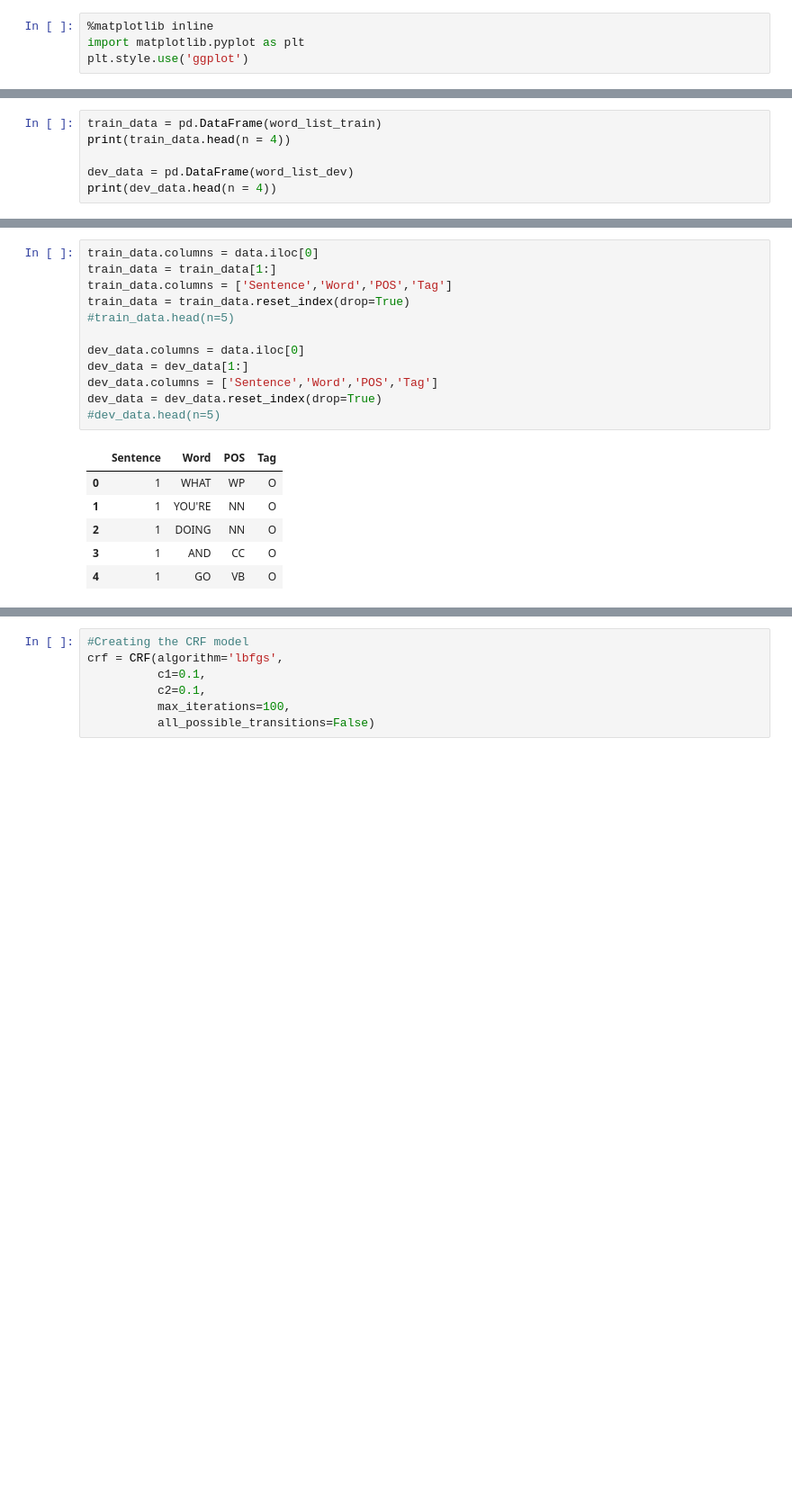
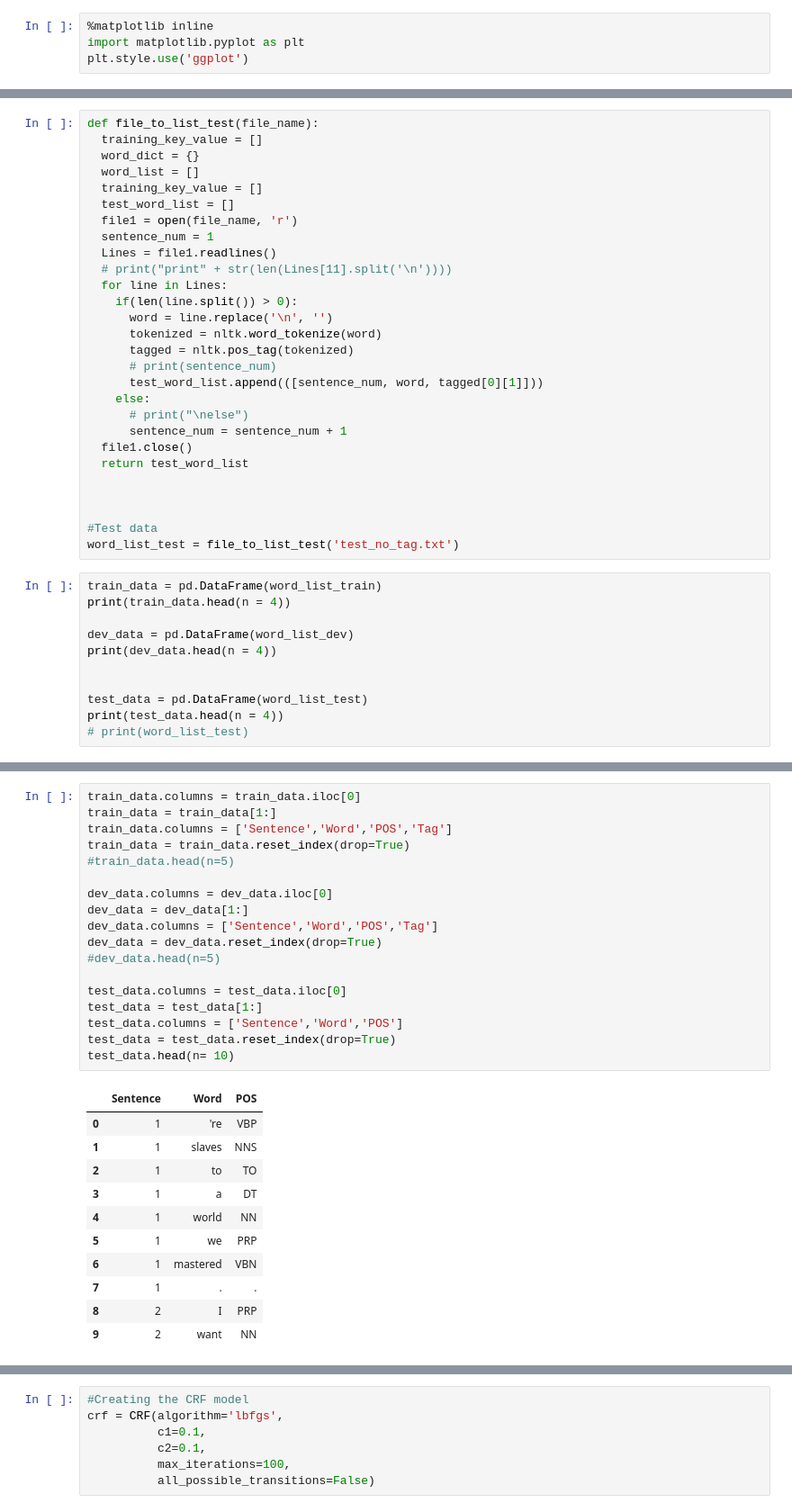
Before and after one commit to janaat22/NLP_NER, a Jupyter notebook: NER_sample.ipynb, the cells around one changed output, grey strips where cells are left out. Shown: that part at 90% size. Saved outputs shown, nothing was run; the diff lists cells and outputs as text; blank space fills up the shorter version.

```diff
--- a/NER_sample.ipynb
+++ b/NER_sample.ipynb
@@ -70,9 +124,42 @@ X_Y_dev = np.column_stack((array_of_words_dev, array_of_values_dev))
+# %%
+def file_to_list_test(file_name):
+  training_key_value = []
+  word_dict = {}
+  word_list = []
+  training_key_value = []
+  test_word_list = []
+  file1 = open(file_name, 'r')
+  sentence_num = 1
+  Lines = file1.readlines()
+  # print("print" + str(len(Lines[11].split('\n'))))
+  for line in Lines:
+    if(len(line.split()) > 0):
+      word = line.replace('\n', '')
+      tokenized = nltk.word_tokenize(word)
+      tagged = nltk.pos_tag(tokenized)
+      # print(sentence_num)
+      test_word_list.append(([sentence_num, word, tagged[0][1]]))
+    else:
+      # print("\nelse")
+      sentence_num = sentence_num + 1
+  file1.close()
+  return test_word_list
+
+
+
+#Test data
+word_list_test = file_to_list_test('test_no_tag.txt')
 # %%
 train_data = pd.DataFrame(word_list_train)
 print(train_data.head(n = 4))
 
 dev_data = pd.DataFrame(word_list_dev)
 print(dev_data.head(n = 4))
+
+
+test_data = pd.DataFrame(word_list_test)
+print(test_data.head(n = 4))
+# print(word_list_test)
 # %% [output]
    0                1    2  3
 0  1  @SammieLynnsMom   NN  O
@@ -87,20 +179,31 @@ print(dev_data.head(n = 4))
 # %%
-train_data.columns = data.iloc[0]
+train_data.columns = train_data.iloc[0]
 train_data = train_data[1:]
 train_data.columns = ['Sentence','Word','POS','Tag']
 train_data = train_data.reset_index(drop=True)
 #train_data.head(n=5)
 
-dev_data.columns = data.iloc[0]
+dev_data.columns = dev_data.iloc[0]
 dev_data = dev_data[1:]
 dev_data.columns = ['Sentence','Word','POS','Tag']
 dev_data = dev_data.reset_index(drop=True)
 #dev_data.head(n=5)
+
+test_data.columns = test_data.iloc[0]
+test_data = test_data[1:]
+test_data.columns = ['Sentence','Word','POS']
+test_data = test_data.reset_index(drop=True)
+test_data.head(n= 10)
 # %% [output]
-|  | Sentence | Word | POS | Tag |
-| 0 | 1 | WHAT | WP | O |
-| 1 | 1 | YOU'RE | NN | O |
-| 2 | 1 | DOING | NN | O |
-| 3 | 1 | AND | CC | O |
-| 4 | 1 | GO | VB | O |
+|  | Sentence | Word | POS |
+| 0 | 1 | 're | VBP |
+| 1 | 1 | slaves | NNS |
+| 2 | 1 | to | TO |
+| 3 | 1 | a | DT |
+| 4 | 1 | world | NN |
+| 5 | 1 | we | PRP |
+| 6 | 1 | mastered | VBN |
+| 7 | 1 | . | . |
+| 8 | 2 | I | PRP |
+| 9 | 2 | want | NN |
 # %%
```
Also changed, not shown: parts of 32 cells of this notebook.
